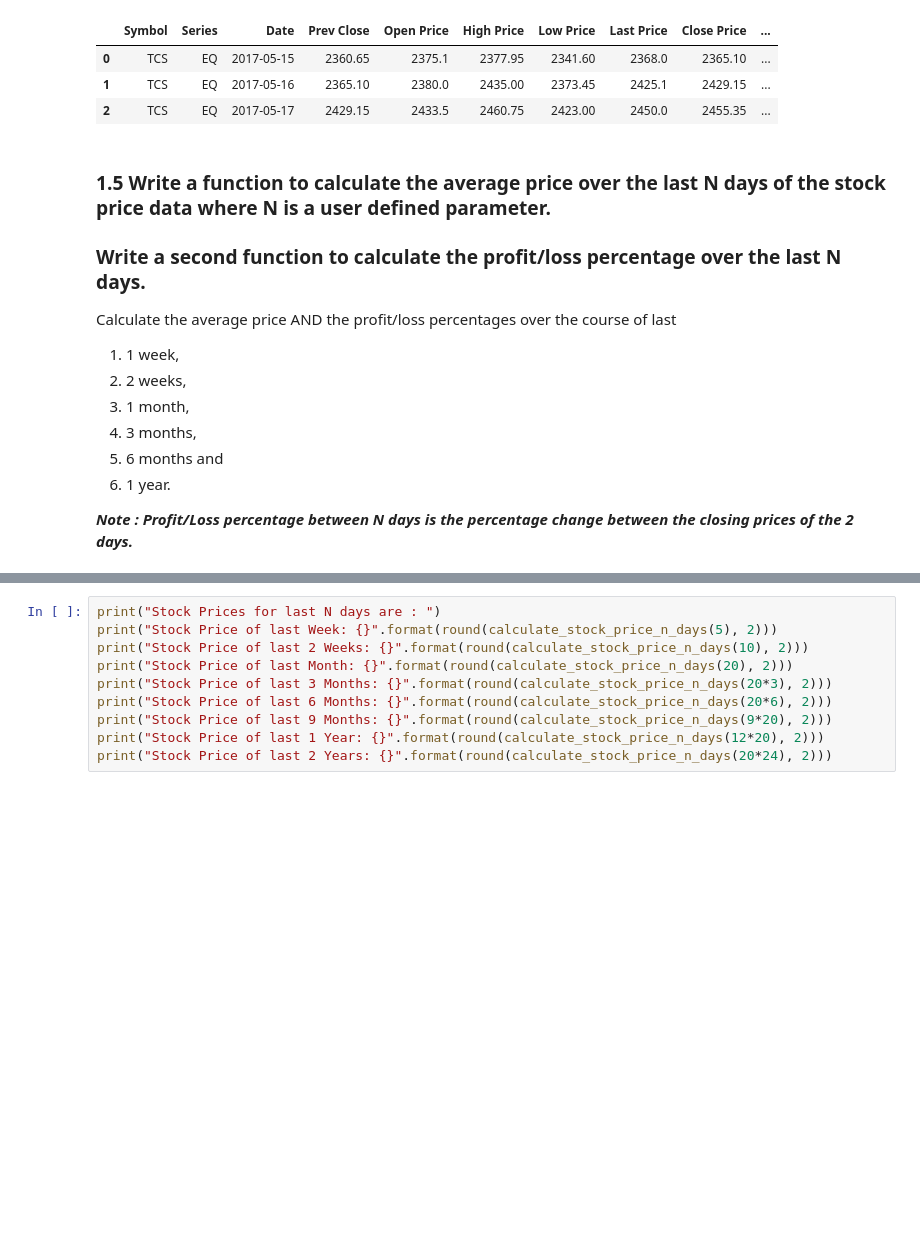
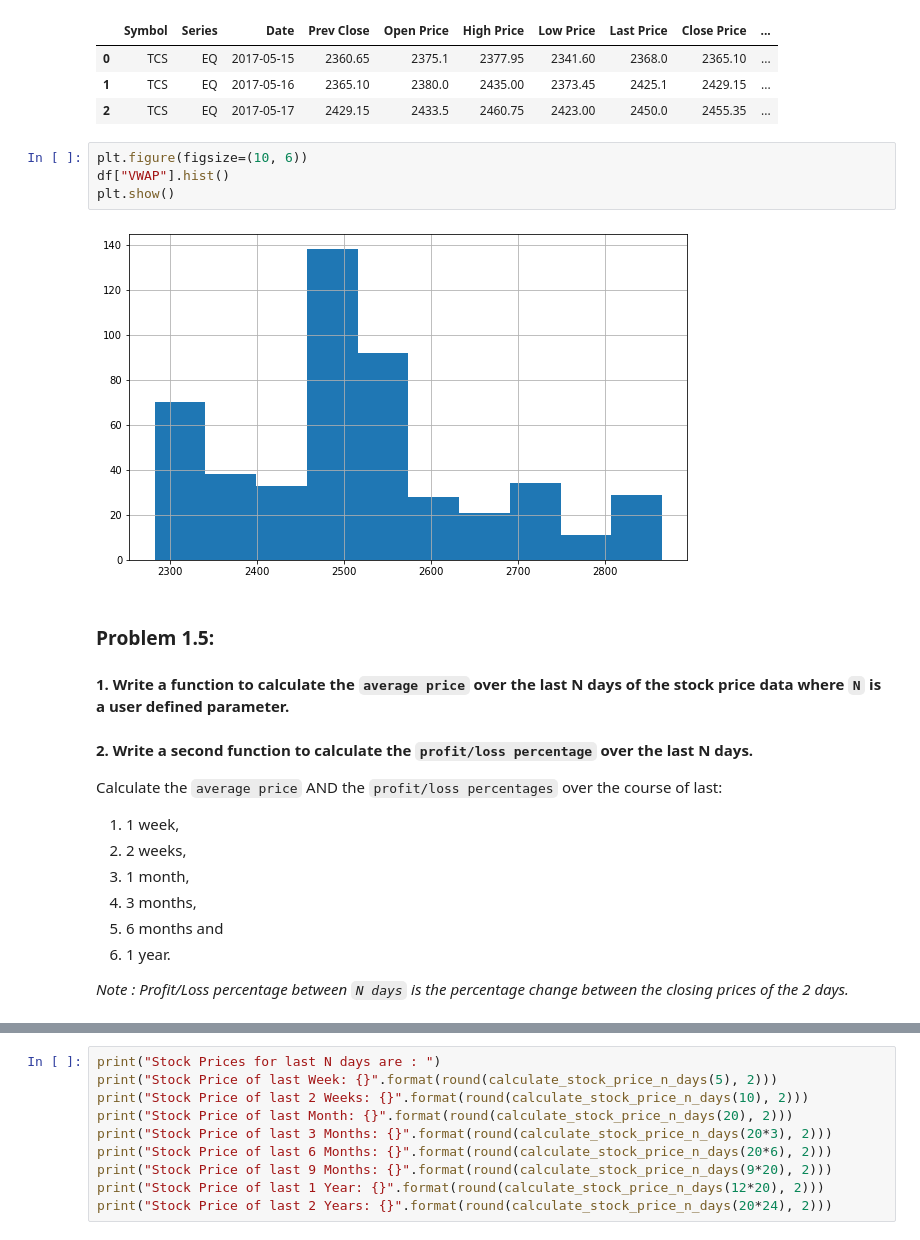
Before and after one commit to itsvivekghosh/aspiration.ai-ML_Internship-2020, a Jupyter notebook: Module 1/Week 2/Module1_Week2.ipynb, the cells around one changed output, grey strips where cells are left out. Cells and saved outputs as stored; diff of their text form; blank space fills up the shorter version.

```diff
--- a/Module 1/Week 2/Module1_Week2.ipynb
+++ b/Module 1/Week 2/Module1_Week2.ipynb
@@ -248,11 +250,18 @@ df.head(3)
 | 0 | TCS | EQ | 2017-05-15 | 2360.65 | 2375.1 | 2377.95 | 2341.60 | 2368.0 | 2365.10 | ... |
 | 1 | TCS | EQ | 2017-05-16 | 2365.10 | 2380.0 | 2435.00 | 2373.45 | 2425.1 | 2429.15 | ... |
 | 2 | TCS | EQ | 2017-05-17 | 2429.15 | 2433.5 | 2460.75 | 2423.00 | 2450.0 | 2455.35 | ... |
+# %%
+plt.figure(figsize=(10, 6))
+df["VWAP"].hist()
+plt.show()
+# %% [output]
+[figure, added]
 # %% [markdown]
-### 1.5 Write a function to calculate the average price over the last N days of the stock price data where N is a user defined parameter.
+### Problem 1.5:
+#### 1. Write a function to calculate the `average price` over the last N days of the stock price data where `N` is a user defined parameter.
 
-### Write a second function to calculate the profit/loss percentage over the last N days.
-Calculate the average price AND the profit/loss percentages over the course of last
+#### 2. Write a second function to calculate the `profit/loss percentage` over the last N days.
+Calculate the `average price` AND the `profit/loss percentages` over the course of last:
 1. 1 week,
 2. 2 weeks,
 3. 1 month,
@@ -260,7 +269,7 @@ Calculate the average price AND the profit/loss percentages over the course of l
 5. 6 months and
 6. 1 year.<br>
 
-***Note : Profit/Loss percentage between N days is the percentage change between the closing prices of the 2 days.***
+*Note : Profit/Loss percentage between `N days` is the percentage change between the closing prices of the 2 days.*
 # %%
 def calculate_stock_price_n_days(days):
 
```
Also changed, not shown: parts of 17 cells of this notebook, 1 other file.
